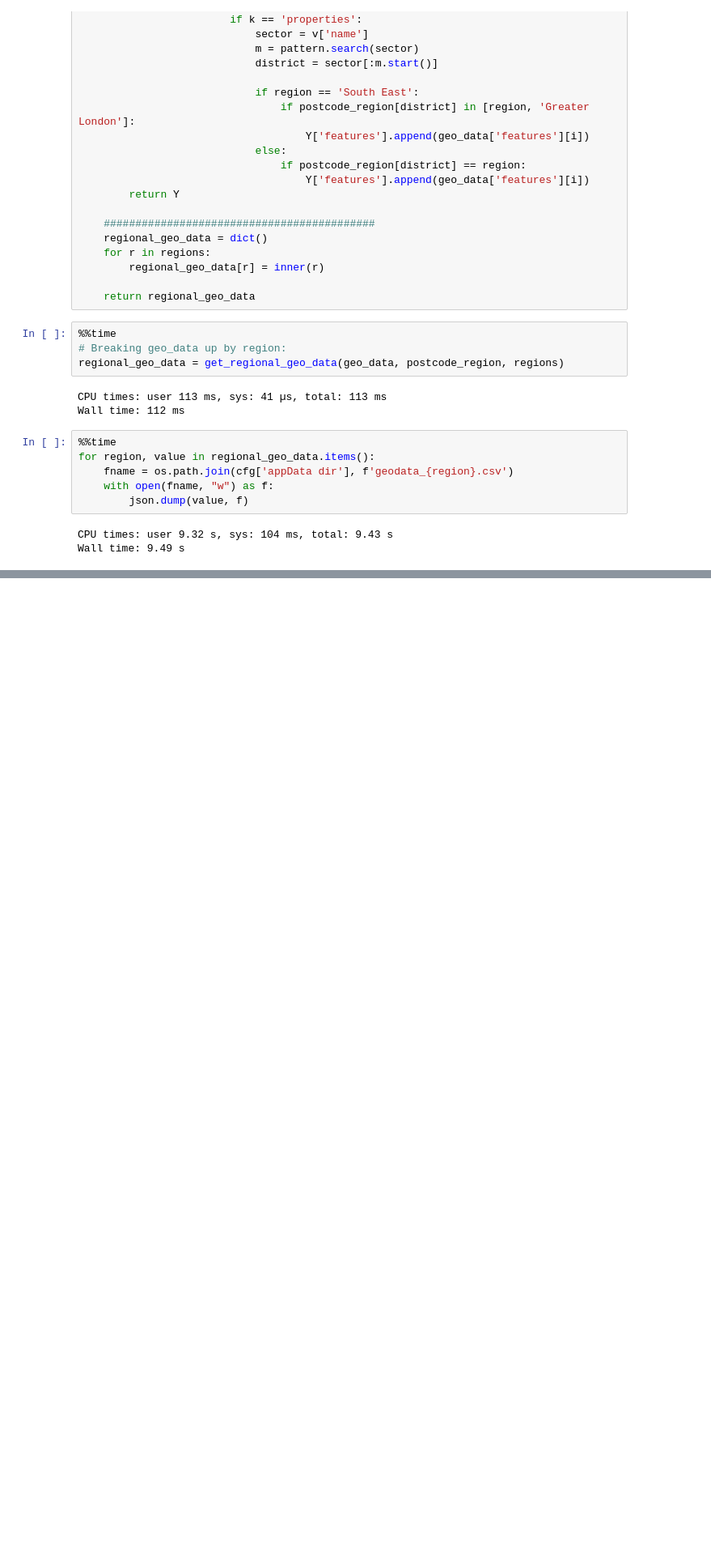
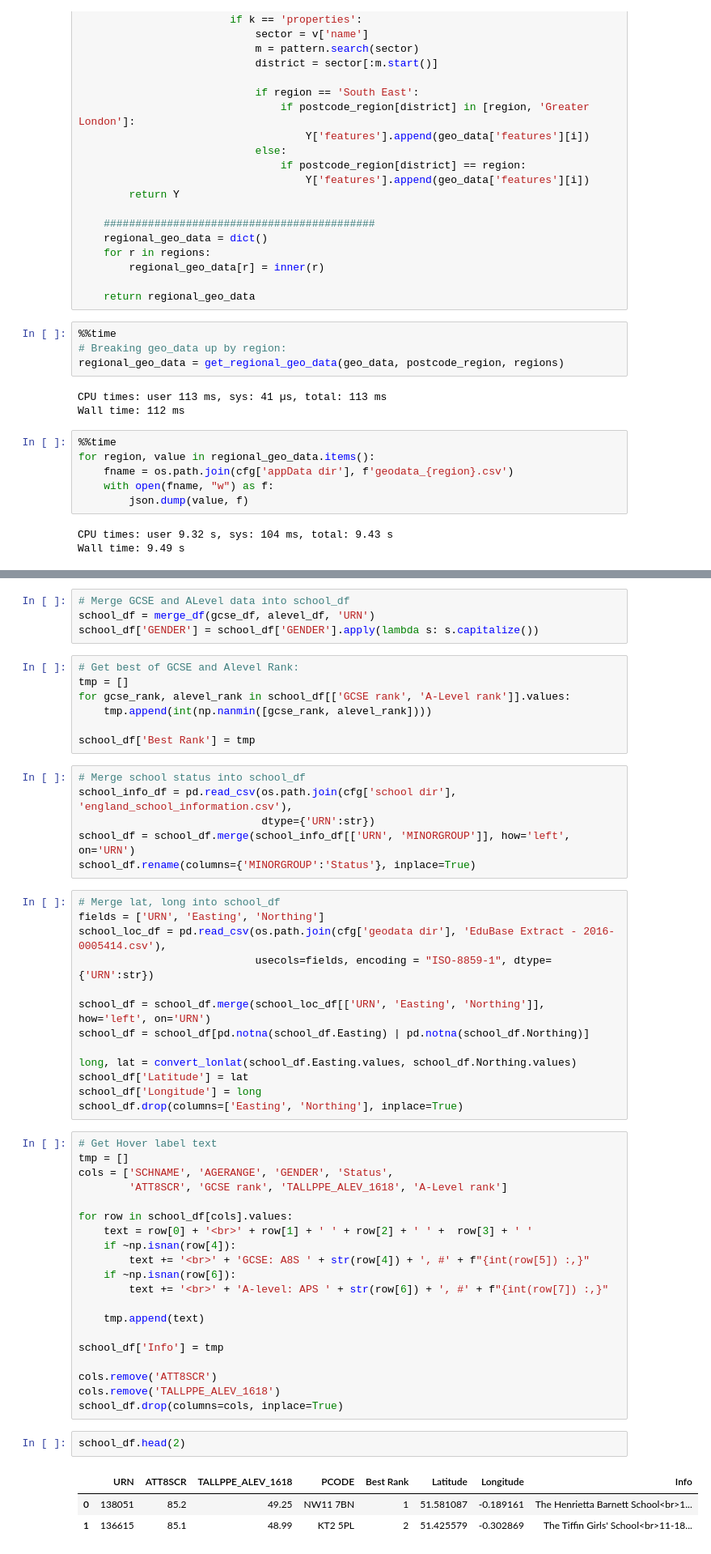
Before and after one commit to ivanlai/Plotly-App-UK-houseprices, a Jupyter notebook: Data Pre-processing.ipynb, the cells around one changed output, grey strips where cells are left out. Shown at 81% size. Cells and saved outputs as stored; diff of their text form; blank space fills up the shorter version.

Commit message:
Added Top 500 Schools scatter_mapbox

```diff
--- a/Data Pre-processing.ipynb
+++ b/Data Pre-processing.ipynb
@@ -482,0 +548,56 @@ Wall time: 9.49 s
+# %%
+# Merge GCSE and ALevel data into school_df
+school_df = merge_df(gcse_df, alevel_df, 'URN')
+school_df['GENDER'] = school_df['GENDER'].apply(lambda s: s.capitalize())
+# %%
+# Get best of GCSE and Alevel Rank:
+tmp = []
+for gcse_rank, alevel_rank in school_df[['GCSE rank', 'A-Level rank']].values:
+    tmp.append(int(np.nanmin([gcse_rank, alevel_rank])))
+
+school_df['Best Rank'] = tmp
+# %%
+# Merge school status into school_df
+school_info_df = pd.read_csv(os.path.join(cfg['school dir'], 'england_school_information.csv'),
+                             dtype={'URN':str})
+school_df = school_df.merge(school_info_df[['URN', 'MINORGROUP']], how='left', on='URN')
+school_df.rename(columns={'MINORGROUP':'Status'}, inplace=True)
+# %%
+# Merge lat, long into school_df
+fields = ['URN', 'Easting', 'Northing']
+school_loc_df = pd.read_csv(os.path.join(cfg['geodata dir'], 'EduBase Extract - 2016-0005414.csv'),
+                            usecols=fields, encoding = "ISO-8859-1", dtype={'URN':str})
+
+school_df = school_df.merge(school_loc_df[['URN', 'Easting', 'Northing']], how='left', on='URN')
+school_df = school_df[pd.notna(school_df.Easting) | pd.notna(school_df.Northing)]
+
+long, lat = convert_lonlat(school_df.Easting.values, school_df.Northing.values)
+school_df['Latitude'] = lat
+school_df['Longitude'] = long
+school_df.drop(columns=['Easting', 'Northing'], inplace=True)
+# %%
+# Get Hover label text
+tmp = []
+cols = ['SCHNAME', 'AGERANGE', 'GENDER', 'Status',
+        'ATT8SCR', 'GCSE rank', 'TALLPPE_ALEV_1618', 'A-Level rank']
+
+for row in school_df[cols].values:
+    text = row[0] + '<br>' + row[1] + ' ' + row[2] + ' ' +  row[3] + ' '
+    if ~np.isnan(row[4]):
+        text += '<br>' + 'GCSE: A8S ' + str(row[4]) + ', #' + f"{int(row[5]) :,}"
+    if ~np.isnan(row[6]):
+        text += '<br>' + 'A-level: APS ' + str(row[6]) + ', #' + f"{int(row[7]) :,}"
+
+    tmp.append(text)
+
+school_df['Info'] = tmp
+
+cols.remove('ATT8SCR')
+cols.remove('TALLPPE_ALEV_1618')
+school_df.drop(columns=cols, inplace=True)
+# %%
+school_df.head(2)
+# %% [output]
+|  | URN | ATT8SCR | TALLPPE_ALEV_1618 | PCODE | Best Rank | Latitude | Longitude | Info |
+| 0 | 138051 | 85.2 | 49.25 | NW11 7BN | 1 | 51.581087 | -0.189161 | The Henrietta Barnett School<br>1... |
+| 1 | 136615 | 85.1 | 48.99 | KT2 5PL | 2 | 51.425579 | -0.302869 | The Tiffin Girls' School<br>11-18... |
```
Also changed, not shown: parts of 12 cells of this notebook, 53 other files.
